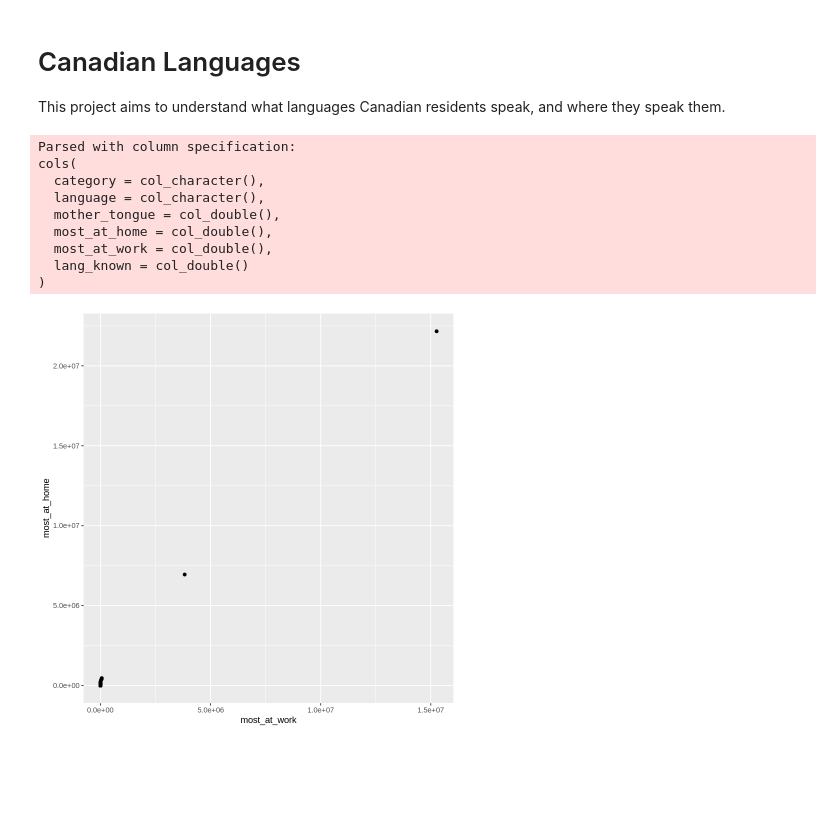
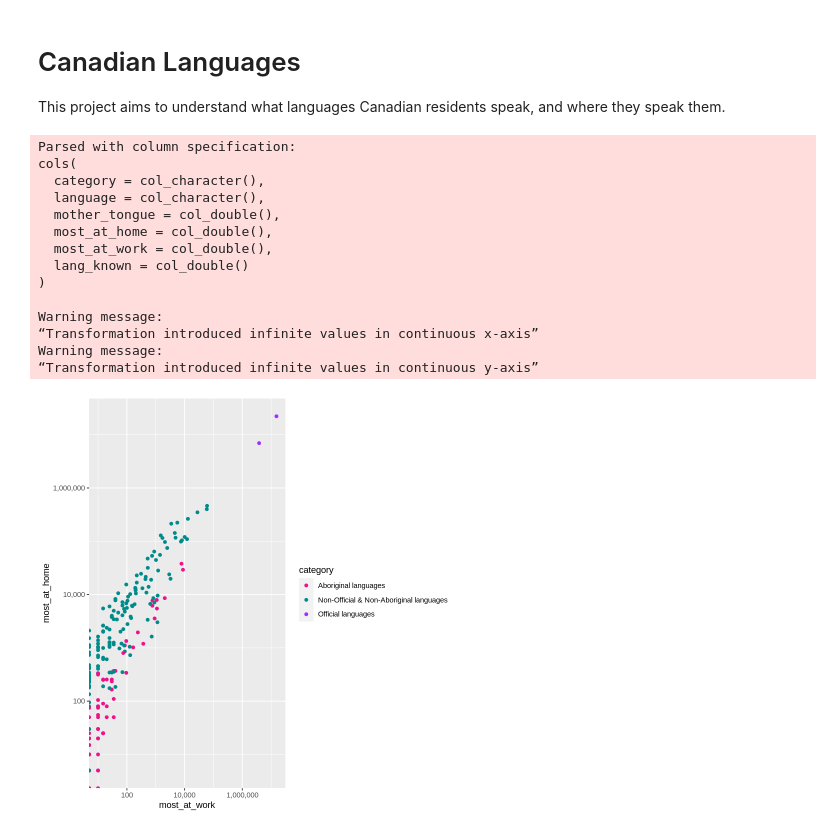
Before and after one commit to flordandrea/canadian_languages, a Jupyter notebook: eda.ipynb, the cells around one changed output. Saved outputs shown, nothing was run; the diff lists cells and outputs as text; code cells hidden in the pictures; blank space fills up the shorter version.

Commit message:
Coloured points by the higher language category
Chose my favourite colours to use in the plot :)

```diff
--- a/eda.ipynb
+++ b/eda.ipynb
@@ -7,18 +7,24 @@ library(tidyverse)
 # %%
 can_lang <- read_csv("https://raw.githubusercontent.com/ttimbers/canlang/master/inst/extdata/can_lang.csv")
 
-ggplot(can_lang, aes (x = most_at_work, y = most_at_home)) +
+ggplot(can_lang, aes (x = most_at_work, y = most_at_home, color = category)) +
     geom_point()+
     scale_x_log10(labels = scales::comma) +
-    scale_y_log10(labels = scales::comma)
+    scale_y_log10(labels = scales::comma) +
+    scale_color_manual(values = c("deeppink2","cyan4","purple1"))
 # %% [output]
 Parsed with column specification:
 cols(
   category = col_character(),
   language = col_character(),
   mother_tongue = col_double(),
   most_at_home = col_double(),
   most_at_work = col_double(),
   lang_known = col_double()
 )
+
+Warning message:
+“Transformation introduced infinite values in continuous x-axis”
+Warning message:
+“Transformation introduced infinite values in continuous y-axis”
-[figure, old version]
+[figure, new version]
```
